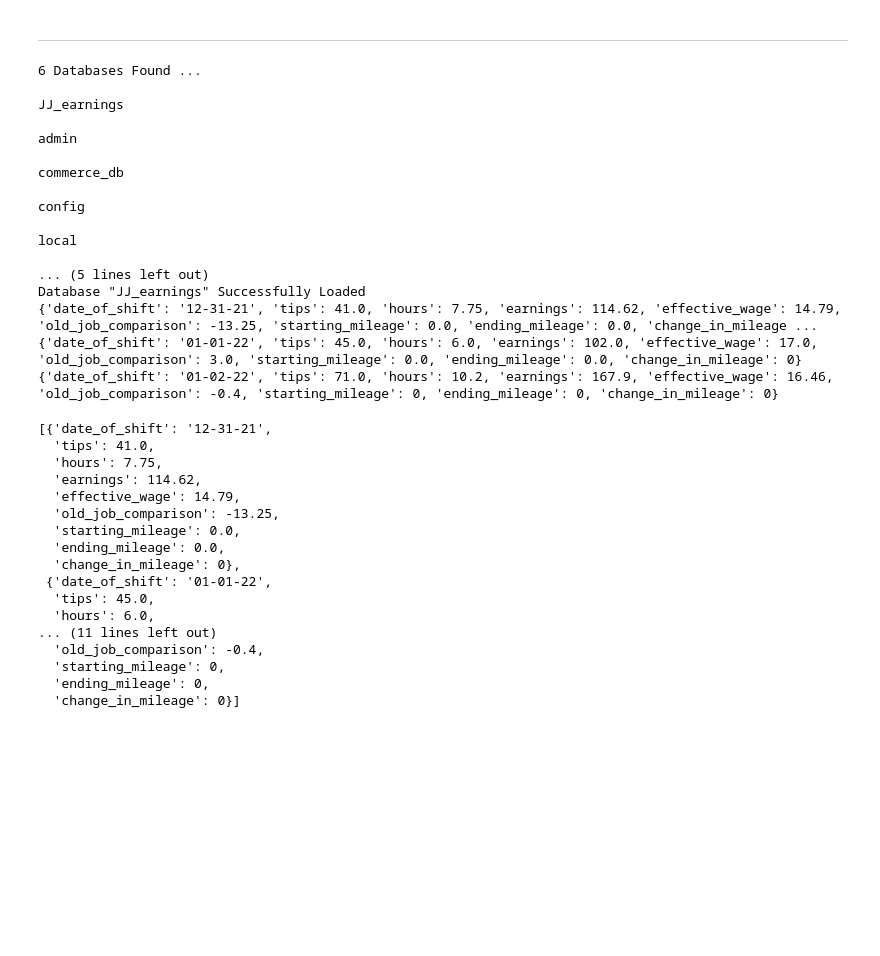
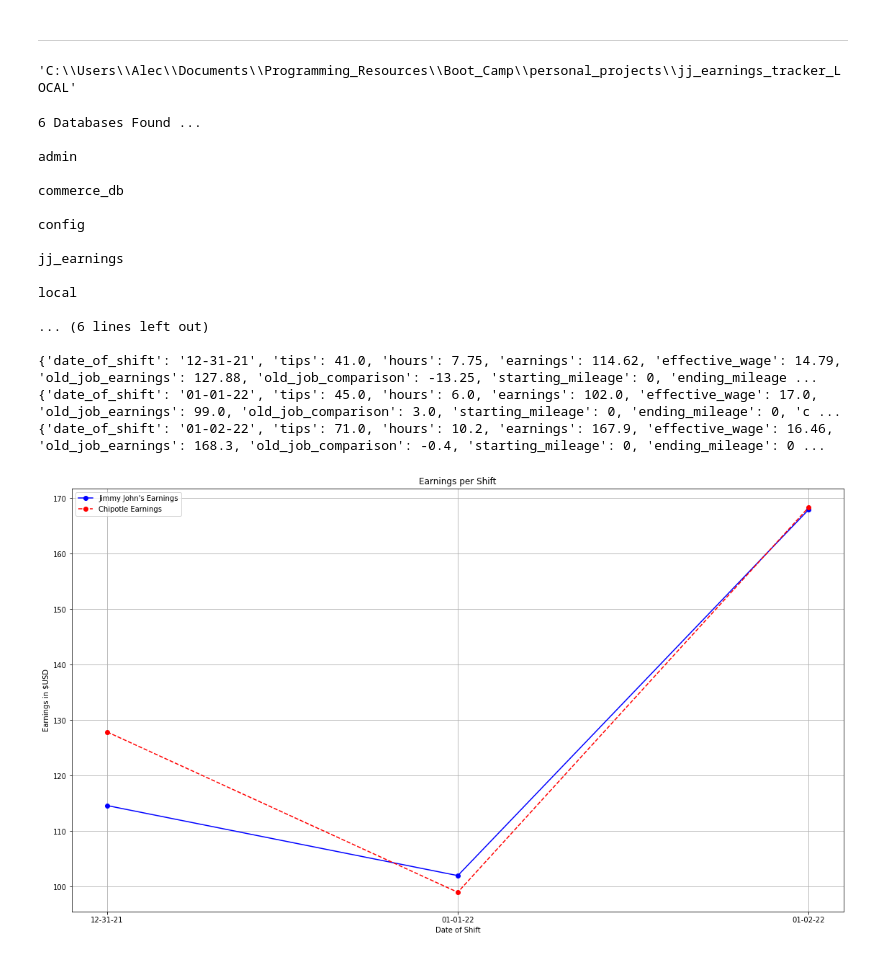
Before and after one commit to HendersonAlec2212/jj_earnings_tracker, a Jupyter notebook: JJ_shift_visualization.ipynb, the cells around one changed output. Saved outputs shown, nothing was run; the diff lists cells and outputs as text; code cells hidden in the pictures; blank space fills up the shorter version.

Commit message:
designed function to request DB, convert to pandas object, and plot visualization

```diff
--- a/JJ_shift_visualization.ipynb
+++ b/JJ_shift_visualization.ipynb
@@ -19,6 +19,10 @@
 import os
 import pandas as pd
 import pymongo
+import matplotlib.pyplot as plt
+os.getcwd()
+# %% [output]
+'C:\\Users\\Alec\\Documents\\Programming_Resources\\Boot_Camp\\personal_projects\\jj_earnings_tracker_LOCAL'
 # %%
 # set up pymongo connection
 
@@ -28,7 +32,7 @@ conn = 'mongodb://localhost:27017'
 client = pymongo.MongoClient(conn)
 
 # # declare database
-db = client.JJ_earnings
+db = client.jj_earnings
 
 # # declare the collections
 collection = db.shifts
@@ -38,8 +42,6 @@ collection = db.shifts
 
 # assign all DB names to list
 dblist = client.list_database_names()
-
-shift_list = []
 # %%
 def dataframe_transpose(dataframe):
     #transpose the dataframe ( flip index and columns)
@@ -111,40 +163,28 @@ def database_pull():
+# %%
+class show_me_the_money:
+    df_name = pd.DataFrame(database_pull())
+
+
+    plot_earnings(df_name)
+# %% [output]
+6 Databases Found ...
+
+admin
+
+commerce_db
+
+config
+
+jj_earnings
+
+local
+
+... (6 lines left out)
+
+{'date_of_shift': '12-31-21', 'tips': 41.0, 'hours': 7.75, 'earnings': 114.62, 'effective_wage': 14.79, 'old_job_earnings': 127.88, 'old_job_comparison': -13.25, 'starting_mileage': 0, 'ending_mileage ...
+{'date_of_shift': '01-01-22', 'tips': 45.0, 'hours': 6.0, 'earnings': 102.0, 'effective_wage': 17.0, 'old_job_earnings': 99.0, 'old_job_comparison': 3.0, 'starting_mileage': 0, 'ending_mileage': 0, 'c ...
+{'date_of_shift': '01-02-22', 'tips': 71.0, 'hours': 10.2, 'earnings': 167.9, 'effective_wage': 16.46, 'old_job_earnings': 168.3, 'old_job_comparison': -0.4, 'starting_mileage': 0, 'ending_mileage': 0 ...
+[figure, added]
 # %%
-database_pull()
+earnings_df = pd.DataFrame(database_pull())
+earnings_df
-# %% [output]
-6 Databases Found ...
-
-JJ_earnings
-
-admin
-
-commerce_db
-
-config
-
-local
-
-... (5 lines left out)
-Database "JJ_earnings" Successfully Loaded
-{'date_of_shift': '12-31-21', 'tips': 41.0, 'hours': 7.75, 'earnings': 114.62, 'effective_wage': 14.79, 'old_job_comparison': -13.25, 'starting_mileage': 0.0, 'ending_mileage': 0.0, 'change_in_mileage ...
-{'date_of_shift': '01-01-22', 'tips': 45.0, 'hours': 6.0, 'earnings': 102.0, 'effective_wage': 17.0, 'old_job_comparison': 3.0, 'starting_mileage': 0.0, 'ending_mileage': 0.0, 'change_in_mileage': 0}
-{'date_of_shift': '01-02-22', 'tips': 71.0, 'hours': 10.2, 'earnings': 167.9, 'effective_wage': 16.46, 'old_job_comparison': -0.4, 'starting_mileage': 0, 'ending_mileage': 0, 'change_in_mileage': 0}
-# %%
-shift_list
-# %% [output]
-[{'date_of_shift': '12-31-21',
-  'tips': 41.0,
-  'hours': 7.75,
-  'earnings': 114.62,
-  'effective_wage': 14.79,
-  'old_job_comparison': -13.25,
-  'starting_mileage': 0.0,
-  'ending_mileage': 0.0,
-  'change_in_mileage': 0},
- {'date_of_shift': '01-01-22',
-  'tips': 45.0,
-  'hours': 6.0,
-... (11 lines left out)
-  'old_job_comparison': -0.4,
-  'starting_mileage': 0,
-  'ending_mileage': 0,
-  'change_in_mileage': 0}]
```
Also changed, not shown: parts of 6 cells of this notebook, 1 other file.
